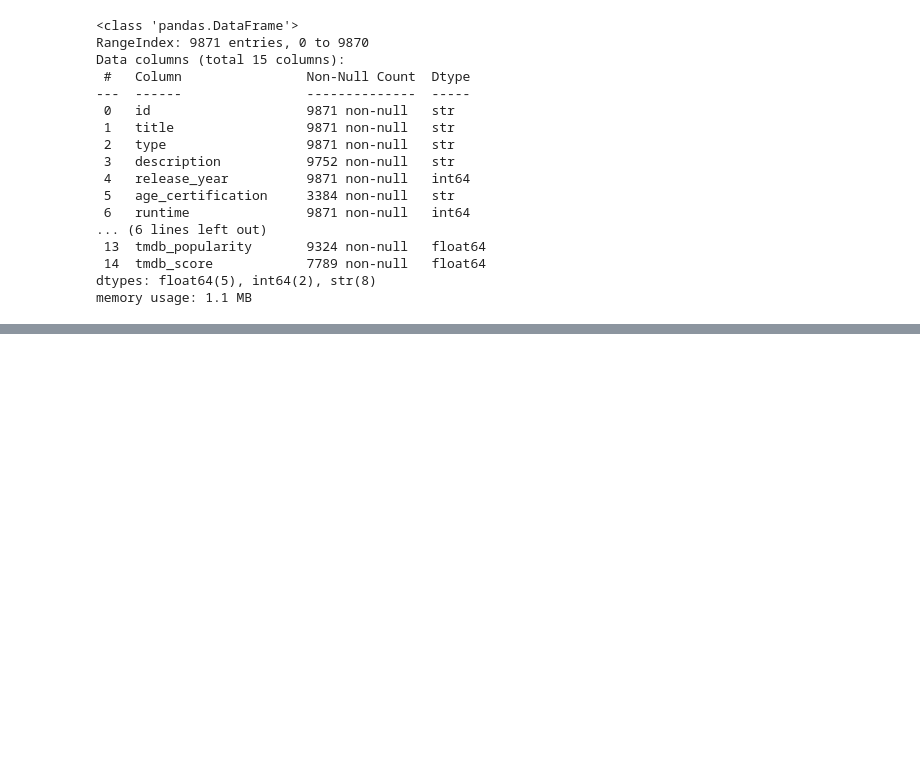
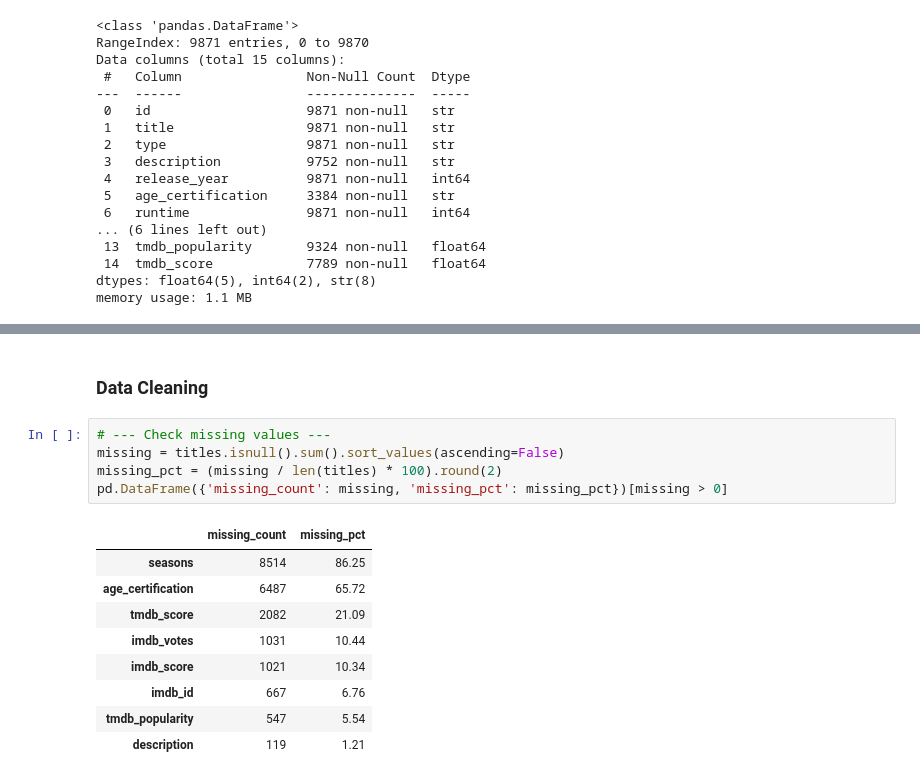
Before and after one commit to Engineer-purvesh18/Amazon_Analysis, a Jupyter notebook: AmazonPrime_Analysis.ipynb, the cells around one changed output, grey strips where cells are left out. Cells and saved outputs as stored; diff of their text form; blank space fills up the shorter version.

```diff
--- a/AmazonPrime_Analysis.ipynb
+++ b/AmazonPrime_Analysis.ipynb
@@ -76,3 +80,20 @@ titles.describe(include='all').T
 | imdb_votes | 8840.0 | NaN | NaN | NaN | 8533.614253 | 45920.151905 | 5.0 | 117.0 | 462.5 | 2236.25 | 1133692.0 |
 | tmdb_popularity | 9324.0 | NaN | NaN | NaN | 6.910204 | 30.004098 | 0.000011 | 1.232 | 2.536 | 5.634 | 1437.906 |
 | tmdb_score | 7789.0 | NaN | NaN | NaN | 5.984247 | 1.517986 | 0.8 | 5.1 | 6.0 | 6.9 | 10.0 |
+# %% [markdown]
+### Data Cleaning
+# %%
+# --- Check missing values ---
+missing = titles.isnull().sum().sort_values(ascending=False)
+missing_pct = (missing / len(titles) * 100).round(2)
+pd.DataFrame({'missing_count': missing, 'missing_pct': missing_pct})[missing > 0]
+# %% [output]
+|  | missing_count | missing_pct |
+| seasons | 8514 | 86.25 |
+| age_certification | 6487 | 65.72 |
+| tmdb_score | 2082 | 21.09 |
+| imdb_votes | 1031 | 10.44 |
+| imdb_score | 1021 | 10.34 |
+| imdb_id | 667 | 6.76 |
+| tmdb_popularity | 547 | 5.54 |
+| description | 119 | 1.21 |
```
Also changed, not shown: parts of 8 cells of this notebook.
